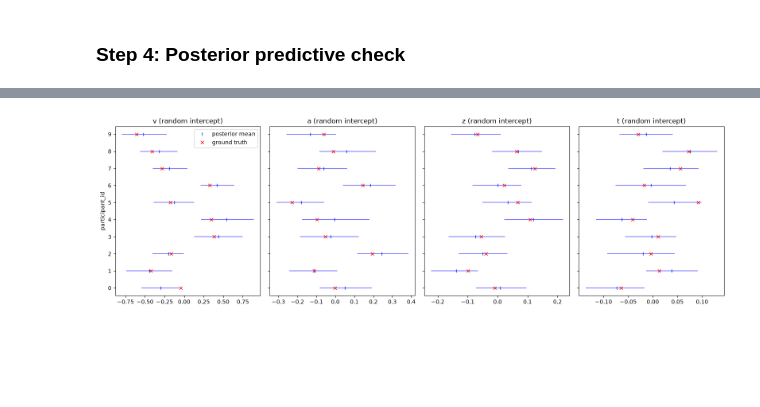
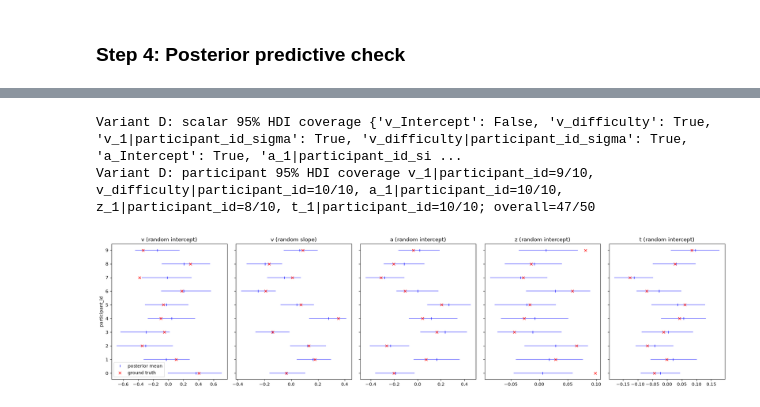
Before and after one commit to lnccbrown/HSSM, a Jupyter notebook: docs/tutorials/ddm_hierarchical_tutorial.ipynb, the cells around one changed output, grey strips where cells are left out. Cells and saved outputs as stored; diff of their text form; code cells hidden in the pictures; blank space fills up the shorter version.

```diff
--- a/docs/tutorials/ddm_hierarchical_tutorial.ipynb
+++ b/docs/tutorials/ddm_hierarchical_tutorial.ipynb
@@ -731,7 +963,12 @@ Lapse probability: 0.05
 Lapse distribution: Uniform(lower: 0.0, upper: 20.0)
 [drawing not drawn]
 # %%
-idata_C = model_C.sample(**sample_kwargs)
+idata_C = model_C.sample(
+    random_seed=FIT_SEEDS["C"],
+    idata_kwargs={"log_likelihood": False},
+    **sample_kwargs,
+)
+validate_sampling("Variant C", idata_C)
 # %% [output]
 Using default initvals.
 Initializing NUTS using adapt_diag...
@@ -946,9 +1232,11 @@ model_D = hssm.HSSM(
     include=[
         {
             "name": "v",
-            "formula": "v ~ 0 + difficulty + (1 + difficulty | participant_id)",
+            "formula": "v ~ 1 + difficulty + (1 + difficulty | participant_id)",
         }
     ],
     noncentered=True,
+    initval_jitter=INITVAL_JITTER,
 )
+assert_connected("Variant D fitted model", model_D)
 # %% [output]
@@ -978,7 +1265,12 @@ Lapse probability: 0.05
 Lapse distribution: Uniform(lower: 0.0, upper: 20.0)
 [drawing not drawn]
 # %%
-idata_D = model_D.sample(**sample_kwargs)
+idata_D = model_D.sample(
+    random_seed=FIT_SEEDS["D"],
+    idata_kwargs={"log_likelihood": False},
+    **sample_kwargs,
+)
+validate_sampling("Variant D", idata_D)
 # %% [output]
 Using default initvals.
 Initializing NUTS using adapt_diag...
@@ -1034,30 +1331,64 @@ No posterior_predictive samples found. Generating posterior_predictive samples u
 # %%
 # Participant-wise parameter recovery for all DDM parameters
-fig, axes = plt.subplots(nrows=1, ncols=4, figsize=(16, 5), sharey=True)
+fig, axes = plt.subplots(nrows=1, ncols=5, figsize=(20, 5), sharey=True)
 
 for ax, (param_name, truth, label) in zip(
     axes,
     [
         ("v_1|participant_id", v_int_p, "v (random intercept)"),
+        ("v_difficulty|participant_id", v_slope_p, "v (random slope)"),
         ("a_1|participant_id", a_p - a_true, "a (random intercept)"),
         ("z_1|participant_id", z_p - z_true, "z (random intercept)"),
         ("t_1|participant_id", t_p - t_true, "t (random intercept)"),
     ],
 ):
     post = idata_D.posterior[param_name]
     mean = post.mean(dim=["chain", "draw"]).values
     hdi = az.hdi(post, prob=0.95).values
 
     yvals = np.arange(n_participants)
     ax.hlines(yvals, hdi[:, 0], hdi[:, 1], color="blue", alpha=0.5)
     ax.plot(mean, yvals, "|", color="blue", label="posterior mean")
     ax.plot(truth, yvals, "x", color="red", label="ground truth")
     ax.set_title(label)
     ax.set_yticks(yvals)
     if ax is axes[0]:
         ax.set_ylabel("participant_id")
         ax.legend()
 
 plt.tight_layout()
+validate_recovery(
+    "Variant D",
+    idata_D,
+    scalar_truths={
+        "v_Intercept": beta_v_intercept,
+        "v_difficulty": beta_v_difficulty,
+        "v_1|participant_id_sigma": sigma_v_int,
+        "v_difficulty|participant_id_sigma": sigma_v_slope,
+        "a_Intercept": a_true,
+        "a_1|participant_id_sigma": sigma_a,
+        "z_Intercept": z_true,
+        "z_1|participant_id_sigma": sigma_z,
+        "t_Intercept": t_true,
+        "t_1|participant_id_sigma": sigma_t,
+    },
+    required_scalar_names=(
+        "v_difficulty",
+        "v_1|participant_id_sigma",
+        "v_difficulty|participant_id_sigma",
+        "a_1|participant_id_sigma",
+        "z_1|participant_id_sigma",
+        "t_1|participant_id_sigma",
+    ),
+    participant_truths={
+        "v_1|participant_id": v_int_p,
+        "v_difficulty|participant_id": v_slope_p,
+        "a_1|participant_id": a_p - a_true,
+        "z_1|participant_id": z_p - z_true,
+        "t_1|participant_id": t_p - t_true,
+    },
+)
 # %% [output]
+Variant D: scalar 95% HDI coverage {'v_Intercept': False, 'v_difficulty': True, 'v_1|participant_id_sigma': True, 'v_difficulty|participant_id_sigma': True, 'a_Intercept': True, 'a_1|participant_id_si ...
+Variant D: participant 95% HDI coverage v_1|participant_id=9/10, v_difficulty|participant_id=10/10, a_1|participant_id=10/10, z_1|participant_id=8/10, t_1|participant_id=10/10; overall=47/50
-[figure, old version]
+[figure, new version]
```
Also changed, not shown: parts of 51 cells of this notebook.
